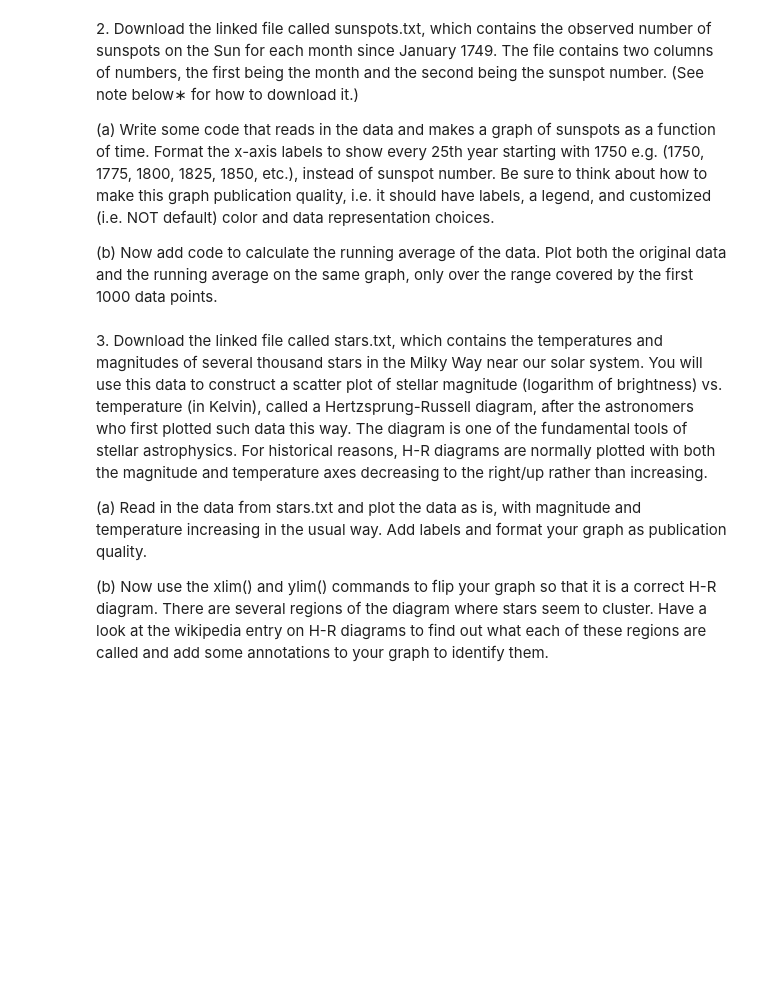
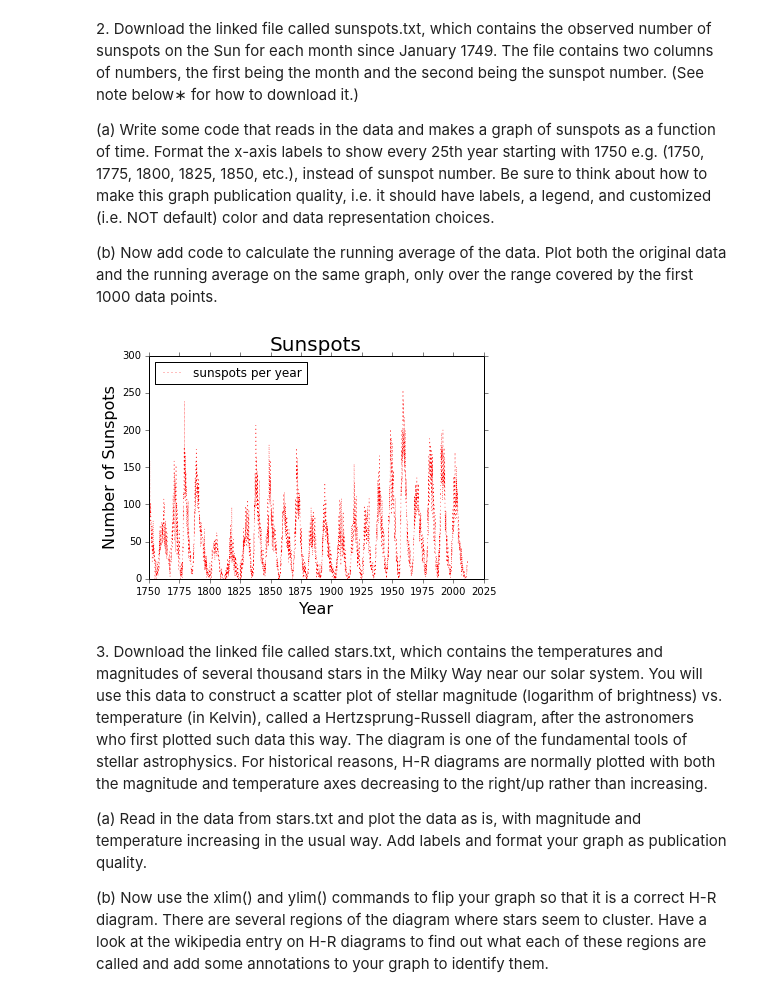
Before and after one commit to cspearso/PHYS202-S14, a Jupyter notebook: Graphics/GraphicsExercises.ipynb, the cells around one changed output. Drawn from its saved outputs; the diff is of its cells as text; code cells hidden in the pictures; blank space fills up the shorter version.

```diff
--- a/Graphics/GraphicsExercises.ipynb
+++ b/Graphics/GraphicsExercises.ipynb
@@ -16,6 +40,23 @@ Type %loadpy and then the URL of the py file containing the code, and it will au
 
 
 (b) Now add code to calculate the running average of the data. Plot both the original data and the running average on the same graph, only over the range covered by the first 1000 data points.
+# %%
+a = np.loadtxt('sunspots.txt')
+b = a[:,0]
+x = b/12. + 1750
+y = a[:,1]
+# %%
+fig, ax1 = subplots(1,1)
+plt.plot(x,y, ':', color="Red", linewidth=.5, label='sunspots per year')
+ax1.set_xlabel('Year', fontsize=16)
+ax1.set_ylabel('Number of Sunspots', fontsize=16)
+ax1.set_title('Sunspots', fontsize=20)
+plt.xticks(linspace(1750, 2025, 12))
+plt.xlim(1750, 2025)
+plt.legend(loc='upper left')
+plt.show()
+# %% [output]
+[figure, added]
 # %% [markdown]
 3\. Download the linked file called stars.txt, which contains the temperatures and magnitudes of several thousand stars in the Milky Way near our solar system. You will use this data to construct a scatter plot of stellar magnitude (logarithm of brightness) vs. temperature (in Kelvin), called a Hertzsprung-Russell diagram, after the astronomers who first plotted such data this way. The diagram is one of the fundamental tools of stellar astrophysics. For historical reasons, H-R diagrams are normally plotted with both the magnitude and temperature axes decreasing to the right/up rather than increasing.
 
```
Also changed, not shown: parts of 3 cells of this notebook, 4 other files.
